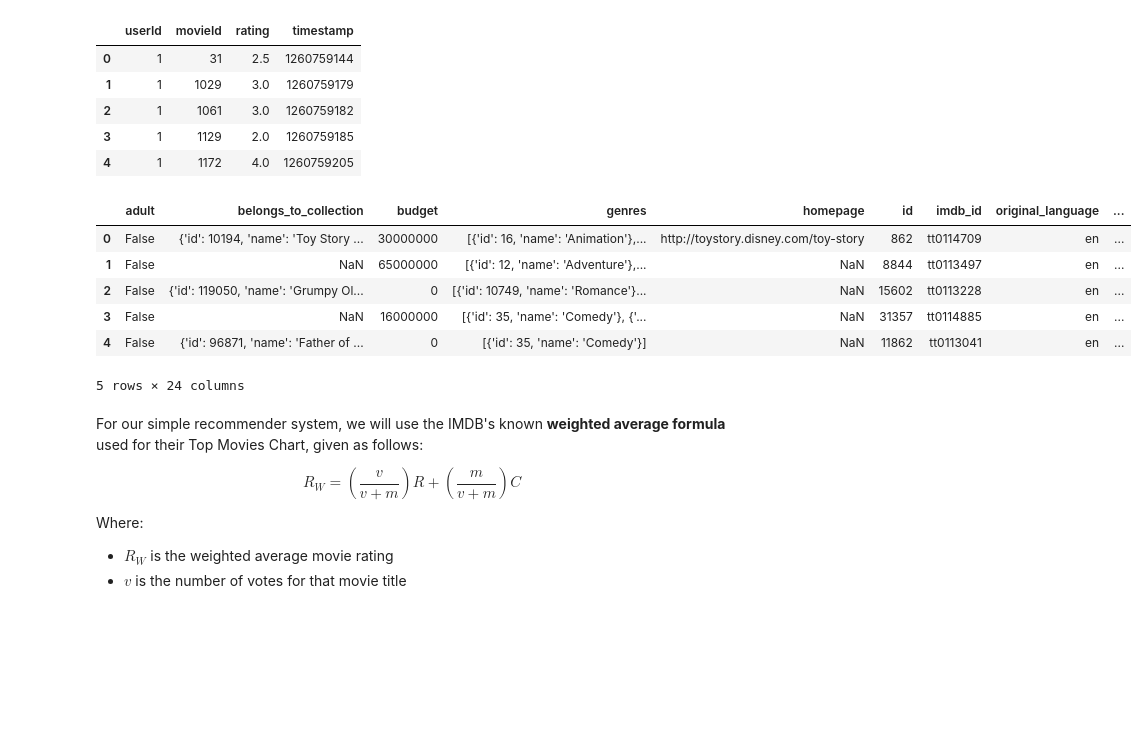
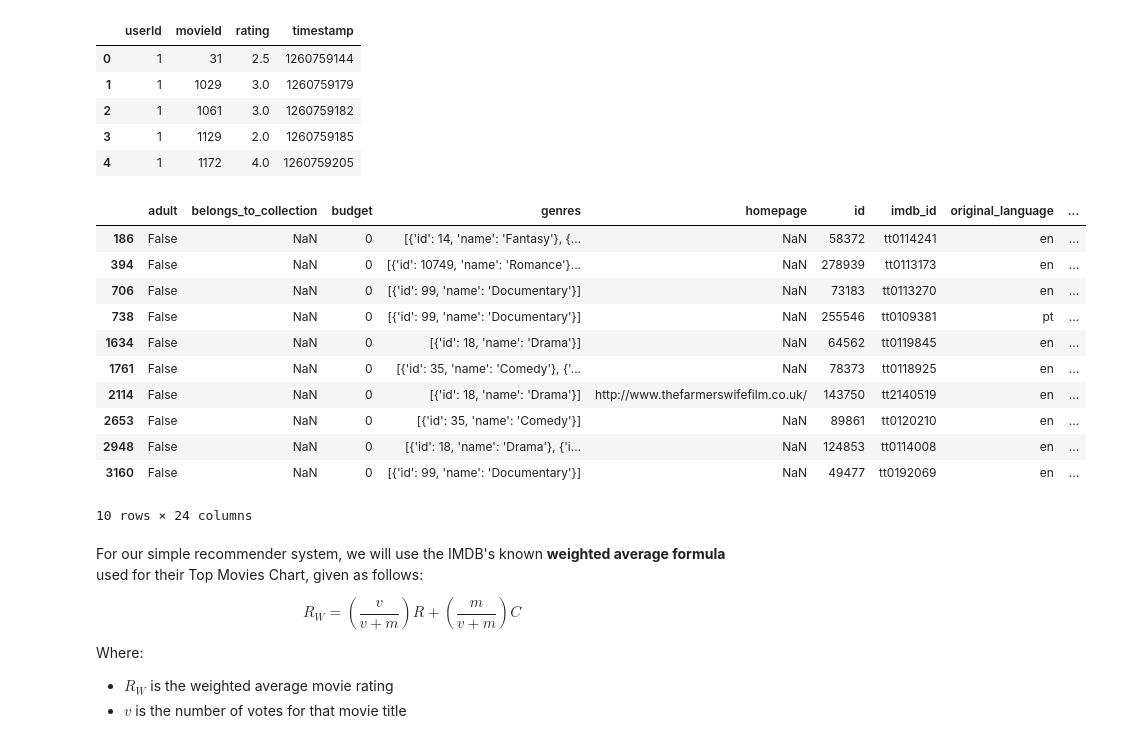
Before and after one commit to namiyousef/Practical-ML-DS, a Jupyter notebook: Chapter 2. Python for Data Scientists/Module 7. Other ML Problems/recommender_systems.ipynb, the cells around one changed output. Drawn from its saved outputs; the diff is of its cells as text; code cells hidden in the pictures; blank space fills up the shorter version.

```diff
--- a/Chapter 2. Python for Data Scientists/Module 7. Other ML Problems/recommender_systems.ipynb
+++ b/Chapter 2. Python for Data Scientists/Module 7. Other ML Problems/recommender_systems.ipynb
@@ -34,15 +35,21 @@ ratings.head()
 # %%
 # Importing movie metadata
 metadata = pd.read_csv("../DATA/movies_metadata.csv")
-metadata.head()
+# metadata.head()
+metadata.nlargest(n=10, columns=["vote_average"])
 # %% [output]
 |  | adult | belongs_to_collection | budget | genres | homepage | id | imdb_id | original_language | ... |
-| 0 | False | {'id': 10194, 'name': 'Toy Story ... | 30000000 | [{'id': 16, 'name': 'Animation'},... | http://toystory.disney.com/toy-story | 862 | tt0114709 | en | ... |
-| 1 | False | NaN | 65000000 | [{'id': 12, 'name': 'Adventure'},... | NaN | 8844 | tt0113497 | en | ... |
-| 2 | False | {'id': 119050, 'name': 'Grumpy Ol... | 0 | [{'id': 10749, 'name': 'Romance'}... | NaN | 15602 | tt0113228 | en | ... |
-| 3 | False | NaN | 16000000 | [{'id': 35, 'name': 'Comedy'}, {'... | NaN | 31357 | tt0114885 | en | ... |
-| 4 | False | {'id': 96871, 'name': 'Father of ... | 0 | [{'id': 35, 'name': 'Comedy'}] | NaN | 11862 | tt0113041 | en | ... |
+| 186 | False | NaN | 0 | [{'id': 14, 'name': 'Fantasy'}, {... | NaN | 58372 | tt0114241 | en | ... |
+| 394 | False | NaN | 0 | [{'id': 10749, 'name': 'Romance'}... | NaN | 278939 | tt0113173 | en | ... |
+| 706 | False | NaN | 0 | [{'id': 99, 'name': 'Documentary'}] | NaN | 73183 | tt0113270 | en | ... |
+| 738 | False | NaN | 0 | [{'id': 99, 'name': 'Documentary'}] | NaN | 255546 | tt0109381 | pt | ... |
+| 1634 | False | NaN | 0 | [{'id': 18, 'name': 'Drama'}] | NaN | 64562 | tt0119845 | en | ... |
+| 1761 | False | NaN | 0 | [{'id': 35, 'name': 'Comedy'}, {'... | NaN | 78373 | tt0118925 | en | ... |
+| 2114 | False | NaN | 0 | [{'id': 18, 'name': 'Drama'}] | http://www.thefarmerswifefilm.co.uk/ | 143750 | tt2140519 | en | ... |
+| 2653 | False | NaN | 0 | [{'id': 35, 'name': 'Comedy'}] | NaN | 89861 | tt0120210 | en | ... |
+| 2948 | False | NaN | 0 | [{'id': 18, 'name': 'Drama'}, {'i... | NaN | 124853 | tt0114008 | en | ... |
+| 3160 | False | NaN | 0 | [{'id': 99, 'name': 'Documentary'}] | NaN | 49477 | tt0192069 | en | ... |
-5 rows × 24 columns
+10 rows × 24 columns
 # %% [markdown]
 For our simple recommender system, we will use the IMDB's known __weighted average formula__ used for their Top Movies Chart, given as follows:
 
```
Also changed, not shown: parts of 16 cells of this notebook.
